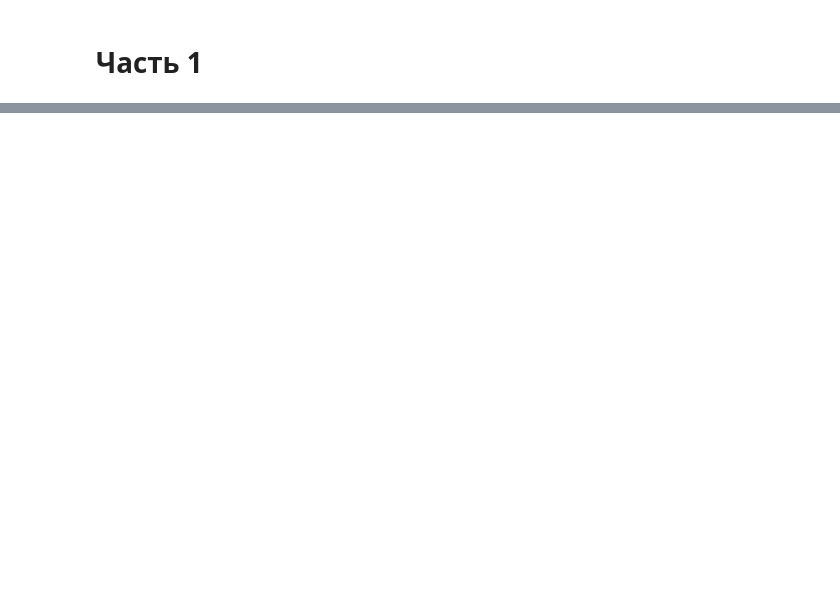
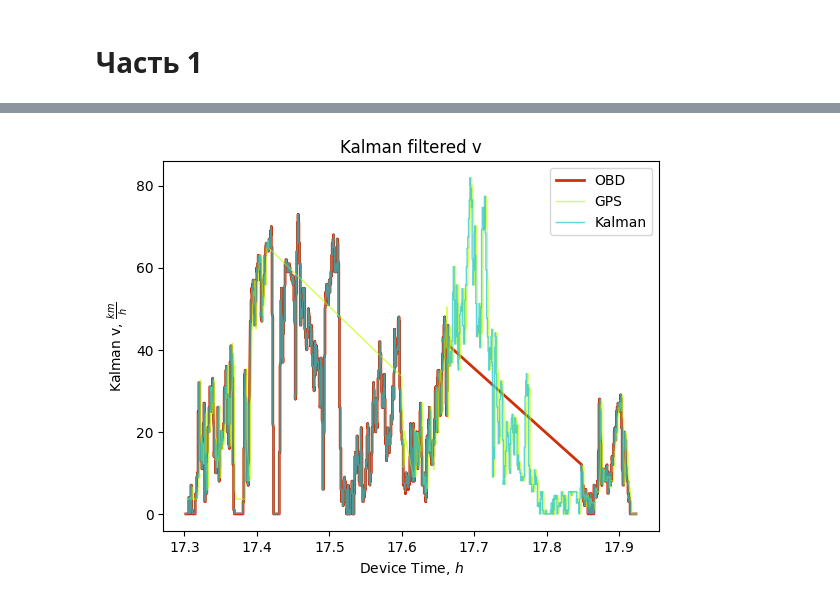
Before and after one commit to SaprZheks/SNAR-HW-3, a Jupyter notebook: HW 3.ipynb, the cells around one changed output, grey strips where cells are left out. Cells and saved outputs as stored; diff of their text form; code cells hidden in the pictures; blank space fills up the shorter version.

```diff
--- a/HW 3.ipynb
+++ b/HW 3.ipynb
@@ -349,17 +328,13 @@ plt.show()
 # %%
 def crack(dataframe, start_time, end_time, interference):
-    cracked_df_time = df[data_accord["GPS Time"]]
-
+    cracked_df_time = dataframe[data_accord["GPS Time"]]
     for i in range(len(cracked_df_time)):
         if start_time in cracked_df_time[i]:
             start_index = i
             break
-
     for i in range(len(cracked_df_time)):
-        if end_time in cracked_df_time[::-1][i]:
-            end_index = len(cracked_df_time) - i
-            break
-
+        if end_time in cracked_df_time[i]:
+            end_index = i
     cracked_df = dataframe
     for i in range(start_index, end_index):
         cracked_df.loc[i, data_accord[interference]] = "-"
@@ -367,7 +342,7 @@ def crack(dataframe, start_time, end_time, interference):
 
 
 cracked_dataframe_obd = crack(df.copy(), "17:40:", "17:50:", "Speed (OBD)(km/h)")
-# df = cracked_dataframe_obd
 
-cracked_dataframe_gps = crack(df.copy(), "17:25:", "17:35:", "Speed (GPS)(km/h)")
-# df = cracked_dataframe_gps
+
+cracked_dataframe_gps = crack(cracked_dataframe_obd.copy(), "17:25:", "17:35:", "Speed (GPS)(km/h)")
+df = cracked_dataframe_gps.copy()
@@ -373,0 +365,42 @@ cracked_dataframe_gps = crack(df.copy(), "17:25:", "17:35:", "Speed (GPS)(km/h)"
+# %%
+pass_symbols = ["-", "None", "nan","0.0","0"]
+unit = 'h' #Единицы измерения
+sigma2_e = 1
+sigma2_obd = 0.4
+sigma2_gps = 10
+keys_F = {"x": df[data_accord["Engine RPM(rpm)"]].tolist()}
+keys_B = {}
+keys_z = {'Speed (OBD)(km/h)':[df[data_accord['Speed (OBD)(km/h)']],sigma2_obd],'Speed (GPS)(km/h)':[df[data_accord['Speed (GPS)(km/h)']],sigma2_gps]}
+
+F = lambda k, i: float(k["x"][i])/float(k["x"][i-1])   if all([str(k[n][i-j]) not in pass_symbols for n in k for j in range(0, 2)]) else 1
+B = lambda k, i: 0    if all([str(k[n][i-j]) not in pass_symbols for n in k for j in range(0, 2)]) else 0
+
+kalman = Kalman(sigma2_e,F, keys_F, B, keys_B, keys_z)
+
+
+#OBD
+df1 = df[df[data_accord['Speed (OBD)(km/h)']] != '-']
+x = list(map(pull_time,df1[data_accord['Device Time']].tolist(),repeat(unit),repeat(3)))
+y = list(map(float,df[df[data_accord['Speed (OBD)(km/h)']] != pass_symbol[0]][data_accord['Speed (OBD)(km/h)']].tolist()))
+
+plt.plot(x,y, color='#D03008', linewidth= 2,alpha = 1,label = 'OBD')
+
+#GPS
+df2 = df[df[data_accord['Speed (GPS)(km/h)']] != '-']
+x = list(map(pull_time,df2[data_accord['GPS Time']].tolist(),repeat(unit),repeat(3)))
+y = list(map(round,list(map(float,df2[data_accord['Speed (GPS)(km/h)']].tolist())),repeat(2)))
+
+plt.plot(x,y, color='#c3ff00', linewidth= 1,alpha = 0.7,label = 'GPS')
+
+y = kalman.do()[0]
+x = list(map(pull_time,df[data_accord['Device Time']].tolist(),repeat(unit),repeat(3)))
+plt.plot(x,y, color='#1cc4d4',linewidth= 1,alpha = 0.7, label = 'Kalman')
+plt.xlabel(r'Device Time, $h$') #Подпись для оси х
+plt.ylabel(r'Kalman v, $\frac{km}{h}$') #Подпись для оси y
+plt.title('Kalman filtered v') #Название
+plt.legend()
+
+
+plt.show()
+# %% [output]
+[figure, new version]
```
Also changed, not shown: parts of 8 cells of this notebook, 5 other files.
